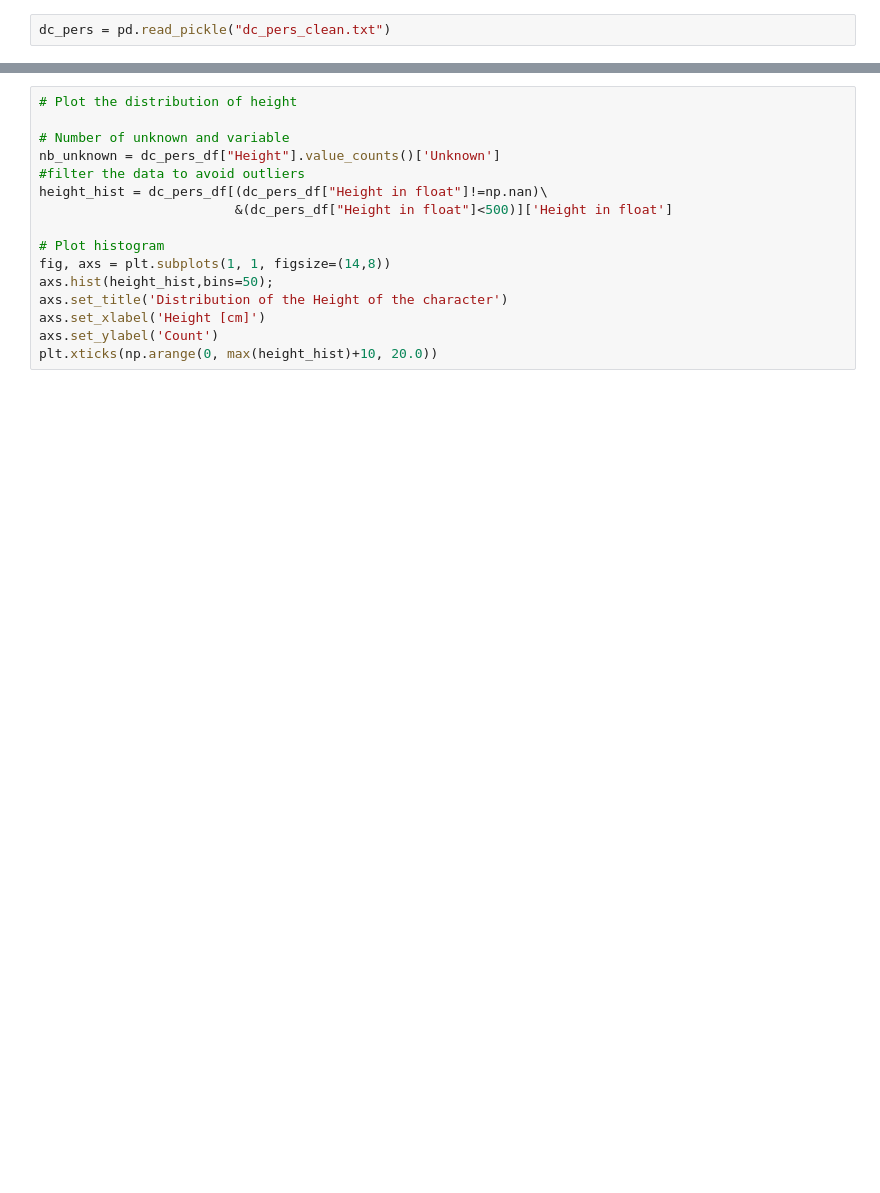
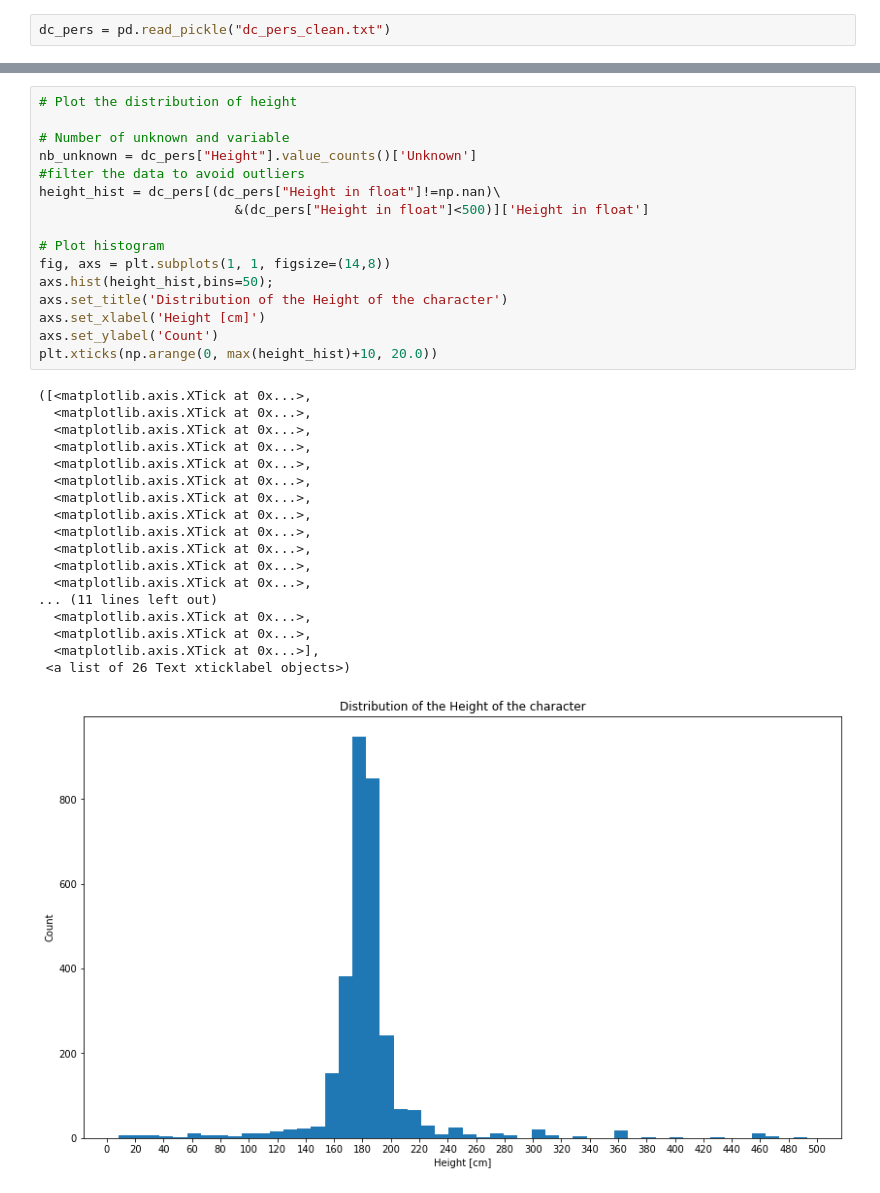
Before and after one commit to marvelous-comics/project_ADAELE, a Jupyter notebook: Marvellous Comics Notebook.ipynb, the cells around one changed output, grey strips where cells are left out. Saved outputs shown, nothing was run; the diff lists cells and outputs as text; blank space fills up the shorter version.

```diff
--- a/Marvellous Comics Notebook.ipynb
+++ b/Marvellous Comics Notebook.ipynb
@@ -91,19 +101,38 @@ for i, v in enumerate(hist_marital):
 # %%
 # Plot the distribution of height
 
 # Number of unknown and variable
-nb_unknown = dc_pers_df["Height"].value_counts()['Unknown']
+nb_unknown = dc_pers["Height"].value_counts()['Unknown']
 #filter the data to avoid outliers
-height_hist = dc_pers_df[(dc_pers_df["Height in float"]!=np.nan)\
-                         &(dc_pers_df["Height in float"]<500)]['Height in float']
+height_hist = dc_pers[(dc_pers["Height in float"]!=np.nan)\
+                         &(dc_pers["Height in float"]<500)]['Height in float']
 
 # Plot histogram
 fig, axs = plt.subplots(1, 1, figsize=(14,8))
 axs.hist(height_hist,bins=50);
 axs.set_title('Distribution of the Height of the character')
 axs.set_xlabel('Height [cm]')
 axs.set_ylabel('Count')
 plt.xticks(np.arange(0, max(height_hist)+10, 20.0))
+# %% [output]
+([<matplotlib.axis.XTick at 0x...>,
+  <matplotlib.axis.XTick at 0x...>,
+  <matplotlib.axis.XTick at 0x...>,
+  <matplotlib.axis.XTick at 0x...>,
+  <matplotlib.axis.XTick at 0x...>,
+  <matplotlib.axis.XTick at 0x...>,
+  <matplotlib.axis.XTick at 0x...>,
+  <matplotlib.axis.XTick at 0x...>,
+  <matplotlib.axis.XTick at 0x...>,
+  <matplotlib.axis.XTick at 0x...>,
+  <matplotlib.axis.XTick at 0x...>,
+  <matplotlib.axis.XTick at 0x...>,
+... (11 lines left out)
+  <matplotlib.axis.XTick at 0x...>,
+  <matplotlib.axis.XTick at 0x...>,
+  <matplotlib.axis.XTick at 0x...>],
+ <a list of 26 Text xticklabel objects>)
+[figure, added]
 # %%
 # Plot the distribution of Weight
 
```
Also changed, not shown: parts of 18 cells of this notebook.
